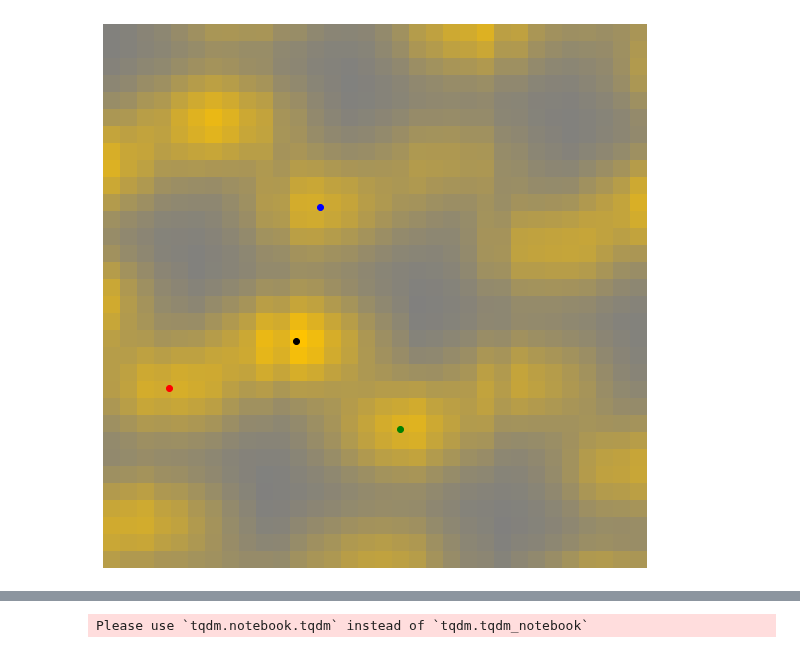
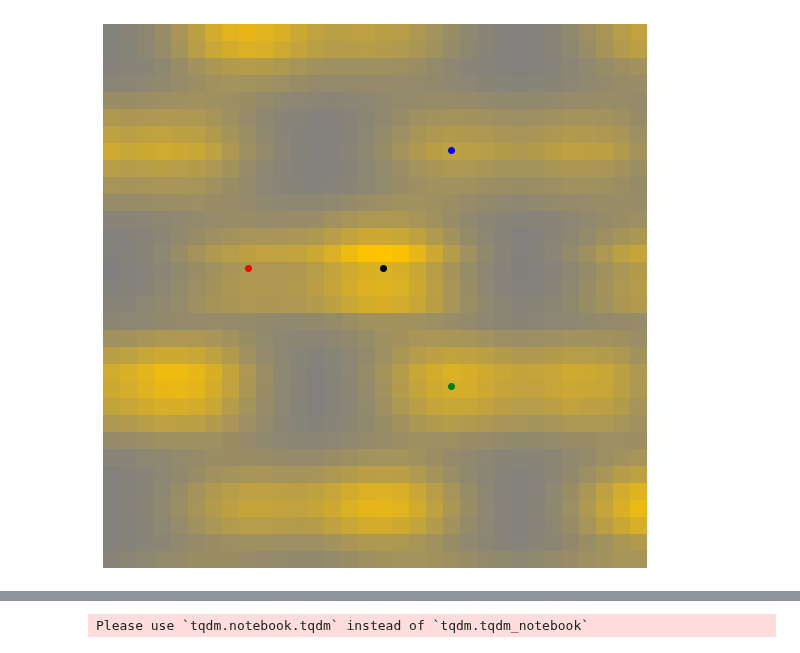
Before and after one commit to DanielMGlazer/HexogonalMLProject, a Jupyter notebook: Hexagonal_Training_Data_Raw.ipynb, the cells around one changed output, grey strips where cells are left out. Drawn from its saved outputs; the diff is of its cells as text; code cells hidden in the pictures.

```diff
--- a/Hexagonal_Training_Data_Raw.ipynb
+++ b/Hexagonal_Training_Data_Raw.ipynb
@@ -117,7 +117,7 @@ class Training_im:
 
     image_size=[32,32]
     background_color=ImageColor.getrgb("hsl(46,0%,50%)")
-    def __init__(self,bond_lengths,origin,atom_size,strain,angle,corr,lines,height_var=0.3):
+    def __init__(self,bond_lengths,origin,atom_size,strain,angle,corr,height_var=0.3):
         self.bl=bond_lengths #bond lengths in [x,y] scaleing
         self.o=origin #orignin from which to draw lattice. In effect will shift the entire image up and down
         self.atom_size=atom_size #Standard deviation of the gaussian each atom is represented by
@@ -127,7 +127,6 @@ class Training_im:
         self.R=np.matrix([[c,s],[-s,c]]) #Rotation matrix for given angle. Rotates counterclockwise
         self.corr=corr
         self.height_var=height_var
-        self.lines=lines
         self.im=Image.new("RGB",self.image_size,color=self.background_color)
         self.pixel_array=np.array(self.im)
         self.blob_values_array=np.zeros((self.image_size[1],self.image_size[0]))
@@ -183,7 +182,7 @@ class Training_im:
         for y in range(self.blob_values_array.shape[1]):
             shift= truncnorm.rvs(a=(0-1)/0.1,b=(2-1)/0.1,loc=1,scale=0.1)
             for x in range(self.blob_values_array.shape[0]):
-                self.blob_values_array[x,y] *=shift
+                self.blob_values_array[y][x] *=shift
 
     def add_noise(self):
         for y in range(self.blob_values_array.shape[1]):
@@ -278,7 +277,7 @@ class Training_im:
         self.atom_locs=self.get_atom_locs(self.map)
         self.plot_hex_dots()
         self.add_lines()
-        self.add_noise()
+        #self.add_noise()
 
     #Runs the methods required to draw the image and saves the final array as an Image instance
     def make_im(self):
@@ -322,44 +321,44 @@ atom_size = 2
 #strain[q,r,b]
 strain = [0,0,0]
 #anlge in degrees
-angle = 20
+angle = 0
 corr = 0.2
 height_var=0.3
 lines=[14,12]
-im = Training_im([bond_length,bond_length],origin,atom_size,strain,angle,corr,lines,height_var)
+im = Training_im([bond_length,bond_length],origin,atom_size,strain,angle,corr,height_var)
 center_atom=im.central_atom
 neighbors=im.neighbor_vects
 
 #Plots a 3D surface of the atom heights
 # %matplotlib notebook
 # z = im.blob_values_array
 # z=gaussian_filter(z,[0,2])
 # ny,nx = z.shape
 # x = np.linspace(0,nx,nx)
 # y = np.linspace(0,ny,ny)
 # xv, yv = np.meshgrid(x,y)
 # fig=plt.figure(figsize=(10,10))
 # ax=fig.add_subplot(111,projection='3d')
 # height3d=ax.plot_surface(xv,yv,z,linewidth=0,alpha=0.5)
-# plot_labels_3d()
+# #plot_labels_3d()
 # ax.set_zlabel('z')
 # ax.set_xlabel('x')
 # ax.set_ylabel('y')
 
 
 #Plots a 2D colored representaion of the atoms. Make sure corr=100
 %matplotlib inline
 im.make_im()
 z=im.blob_values_array
 #z=gaussian_filter(z,[0,2])
 fig = plt.figure(figsize = (10, 10))
 ax = plt.subplot(1,1,1)
 ax.imshow(im.image)
 ax.axis('off')
 plot_labels()
 
 plt.show()
 # %% [output]
-[figure, old version]
+[figure, new version]
 # %%
 #Plots distributions
```
Also changed, not shown: parts of 2 cells of this notebook, 15 other files.
